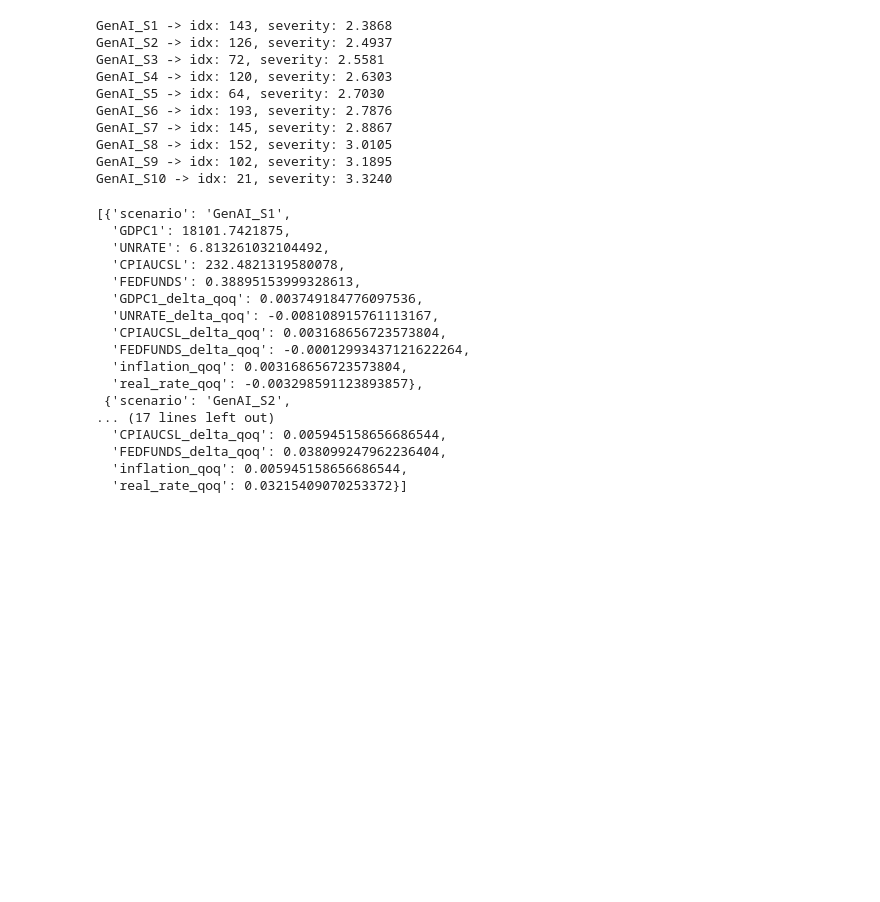
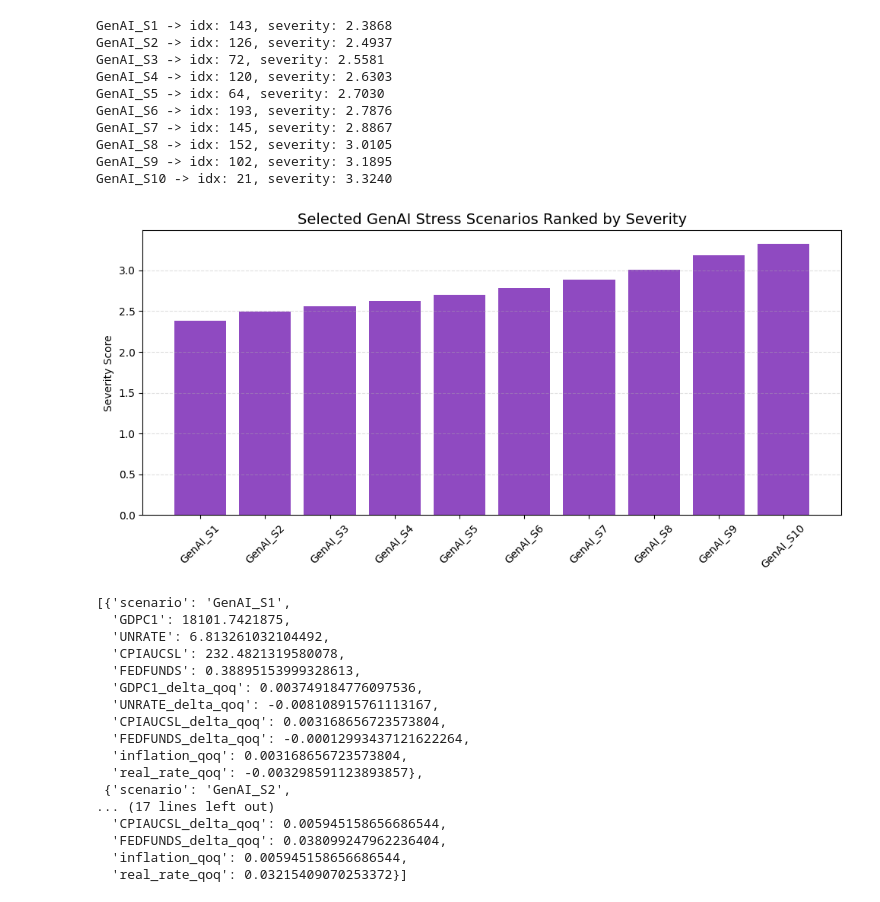
Before and after one commit to BinodTandan/Banking_Stress_Testing, a Jupyter notebook: notebooks/05_genAI_scenarios.ipynb, the cells around one changed output. Drawn from its saved outputs; the diff is of its cells as text; code cells hidden in the pictures; blank space fills up the shorter version.

Commit message:
Add severity ranking bar plot

```diff
--- a/notebooks/05_genAI_scenarios.ipynb
+++ b/notebooks/05_genAI_scenarios.ipynb
@@ -537,6 +537,36 @@ GenAI_S7 -> idx: 145, severity: 2.8867
 GenAI_S8 -> idx: 152, severity: 3.0105
 GenAI_S9 -> idx: 102, severity: 3.1895
 GenAI_S10 -> idx: 21, severity: 3.3240
+# %%
+# Severity Ranking Bar plot
+selected = [
+    ("GenAI_S1", 2.3868),
+    ("GenAI_S2", 2.4937),
+    ("GenAI_S3", 2.5581),
+    ("GenAI_S4", 2.6303),
+    ("GenAI_S5", 2.7030),
+    ("GenAI_S6", 2.7876),
+    ("GenAI_S7", 2.8867),
+    ("GenAI_S8", 3.0105),
+    ("GenAI_S9", 3.1895),
+    ("GenAI_S10", 3.3240),
+]
+
+df_rank = pd.DataFrame(selected, columns=["scenario", "severity"])
+
+plt.figure(figsize=(10, 5))
+plt.bar(df_rank["scenario"], df_rank["severity"], color="#6A0DAD", alpha=0.75)
+
+plt.title("Selected GenAI Stress Scenarios Ranked by Severity", fontsize=14)
+plt.ylabel("Severity Score")
+plt.xticks(rotation=45)
+plt.grid(axis="y", linestyle="--", alpha=0.4)
+
+plt.tight_layout()
+plt.savefig(RES_DIR / "severity_ranking_selected_scenarios.png", dpi=300)
+plt.show()
+# %% [output]
+[figure, added]
 # %%
 # 4.4 Convert GenAI paths into scenario dictionaries (levels + deltas)
 
```
